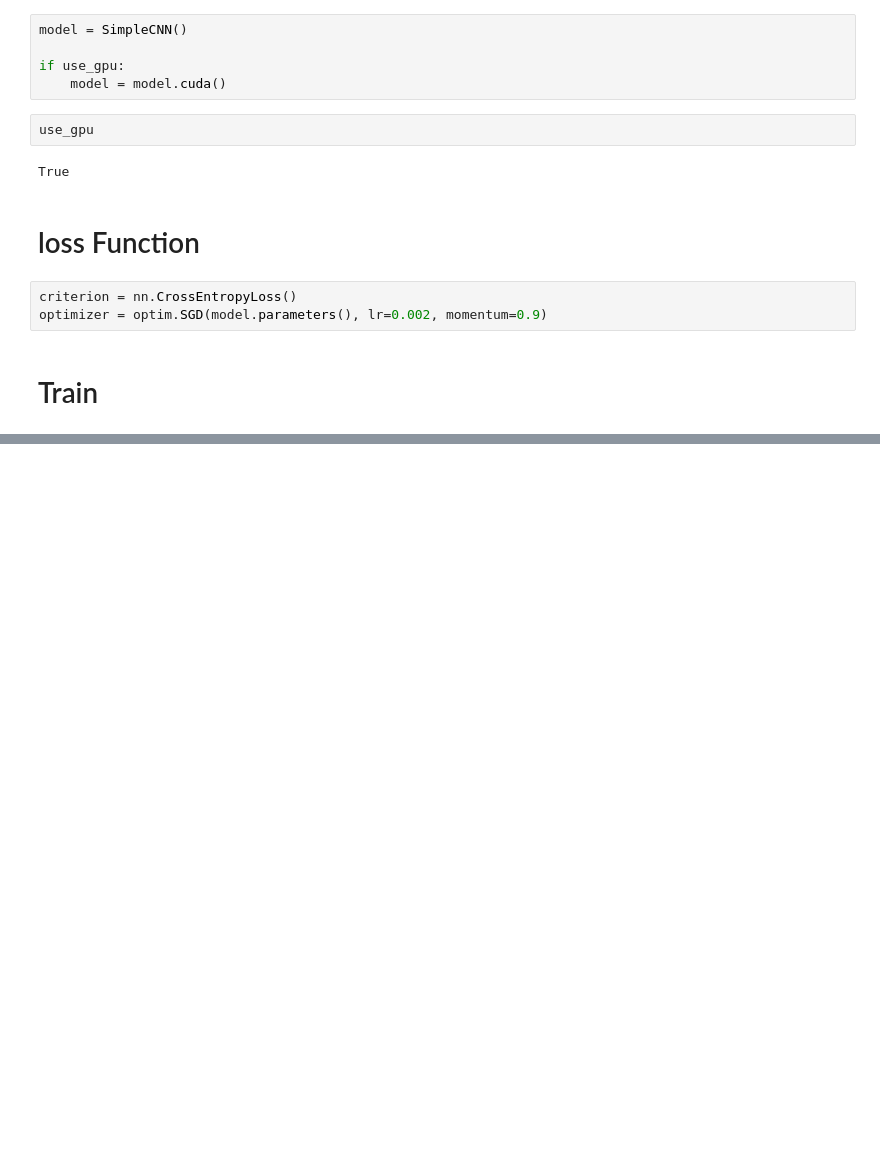
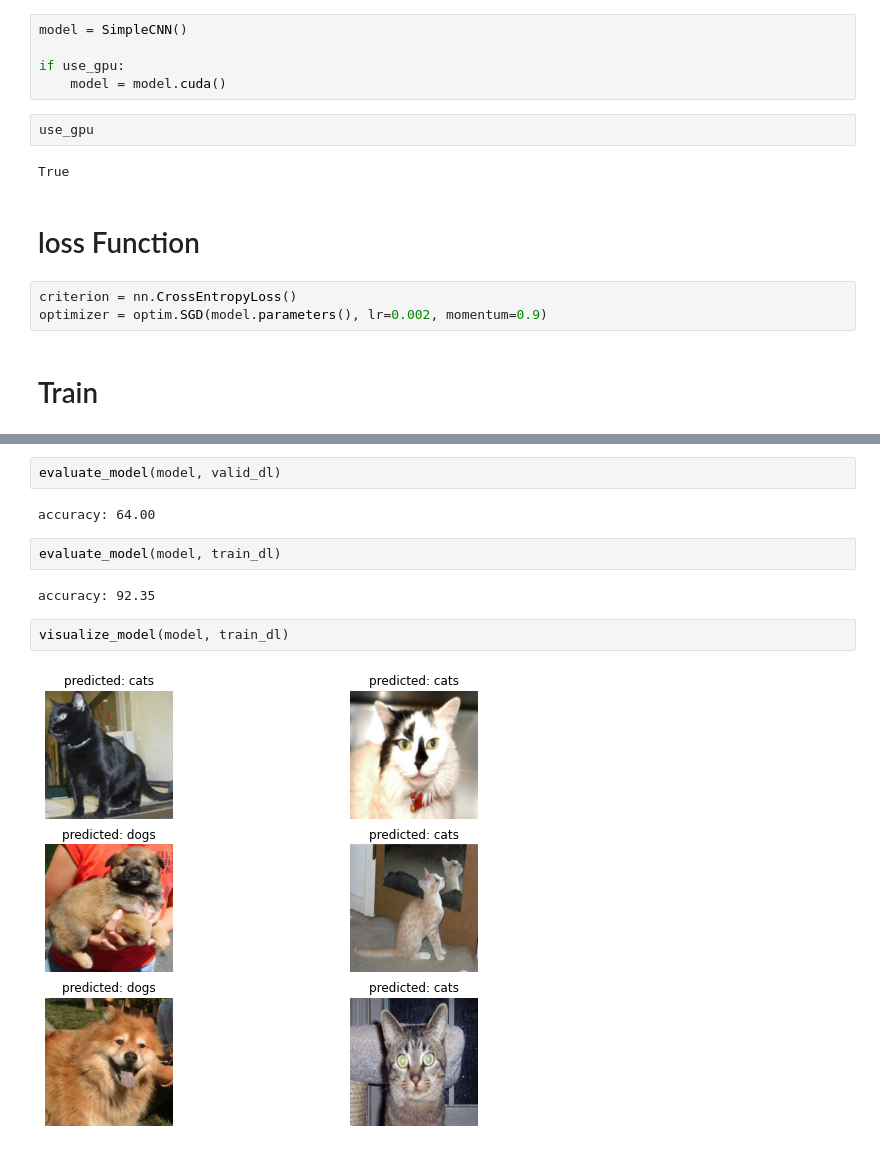
Before and after one commit to Mahrokh-Eb/Deep-Learning-with-Python, a Jupyter notebook: 3_imageClassification_V3.ipynb, the cells around one changed output, grey strips where cells are left out. Saved outputs shown, nothing was run; the diff lists cells and outputs as text; blank space fills up the shorter version.

```diff
--- a/3_imageClassification_V3.ipynb
+++ b/3_imageClassification_V3.ipynb
@@ -219,0 +243,12 @@ plt.title('Cross Entropy Loss');
+# %%
+evaluate_model(model, valid_dl)
+# %% [output]
+accuracy: 64.00
+# %%
+evaluate_model(model, train_dl)
+# %% [output]
+accuracy: 92.35
+# %%
+visualize_model(model, train_dl)
+# %% [output]
+[figure, added]
```
Also changed, not shown: parts of 8 cells of this notebook.
